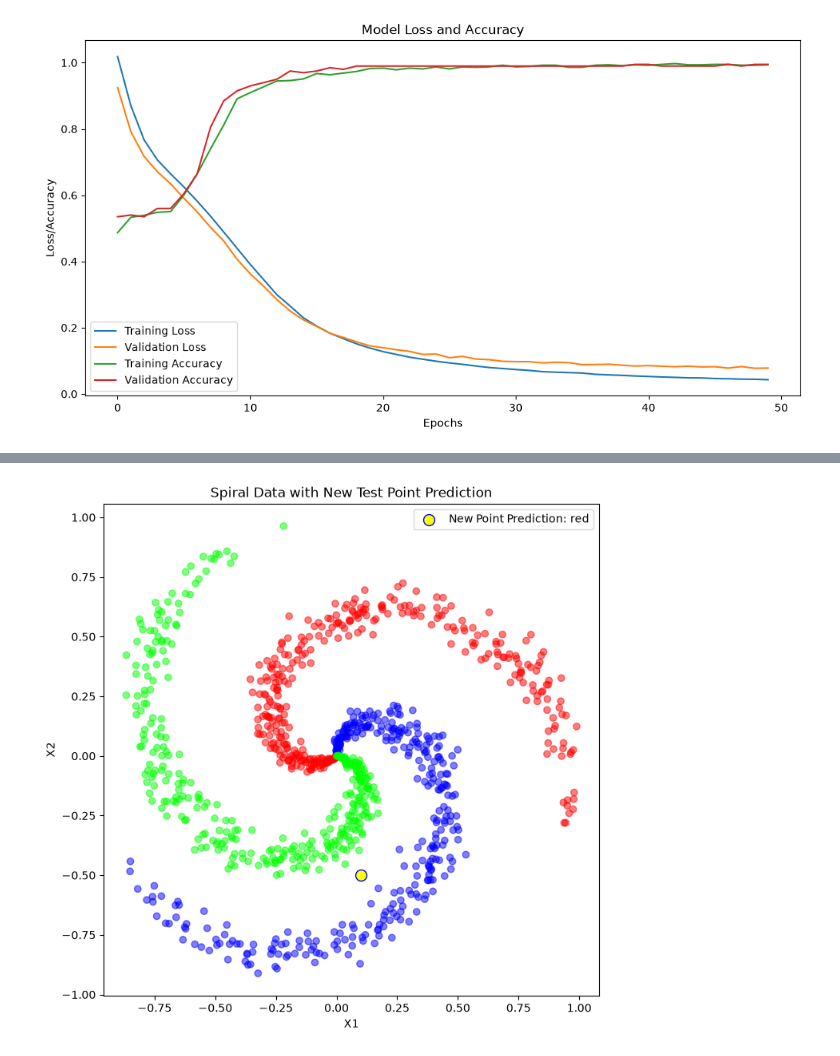
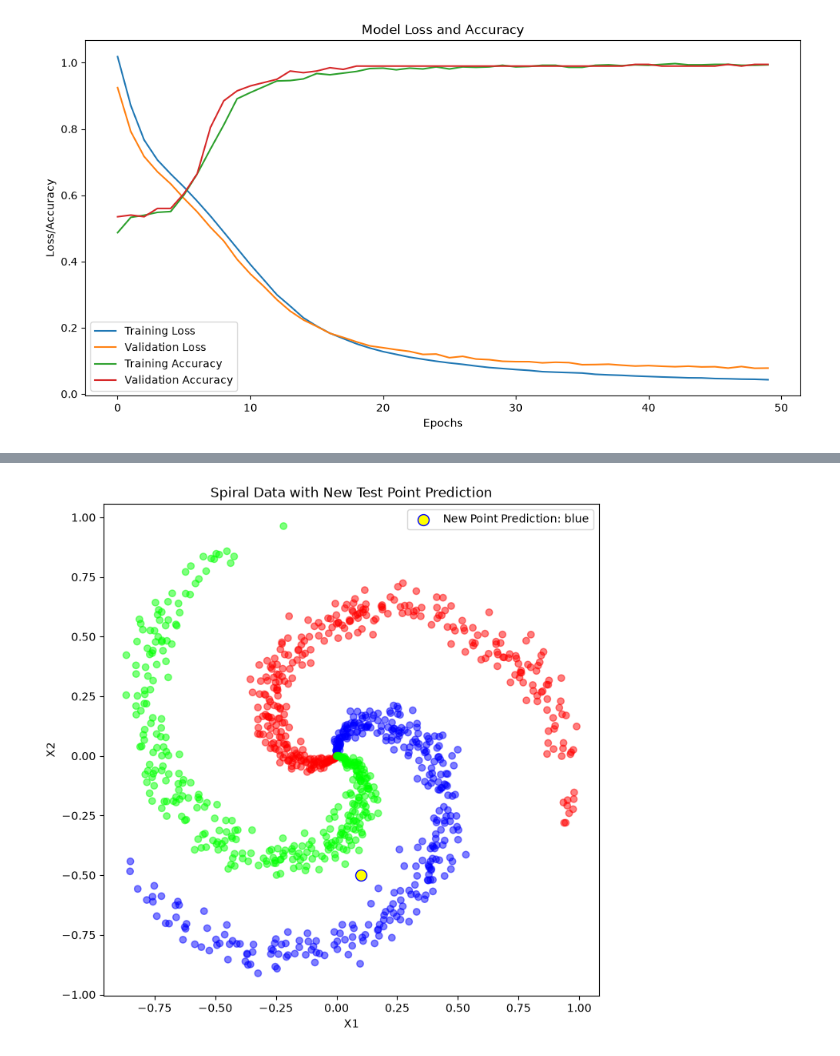
Before and after one commit to EUNICE-glitch/ML-w-KMD, a Jupyter notebook: Spiral_NN.ipynb, the cells around one changed output, grey strips where cells are left out. Saved outputs shown, nothing was run; the diff lists cells and outputs as text; code cells hidden in the pictures.

```diff
--- a/Spiral_NN.ipynb
+++ b/Spiral_NN.ipynb
@@ -114,7 +114,7 @@ new_point_scaled = scaler.transform(new_point)
 new_pred = np.argmax(model.predict(new_point_scaled), axis=1)
 
 #Colour mapping for the classes
-color_map = {0: 'red', 1: 'green', 2: 'blue'}
+color_map = {0: 'blue', 1: 'red', 2: 'green'}
 
 #Plotting the new test point prediction
 plt.figure(figsize=(8, 8))
@@ -130 +130 @@ plt.show()
-[figure, old version]
+[figure, new version]
```
Also changed, not shown: parts of 2 cells of this notebook, 1 other file.
